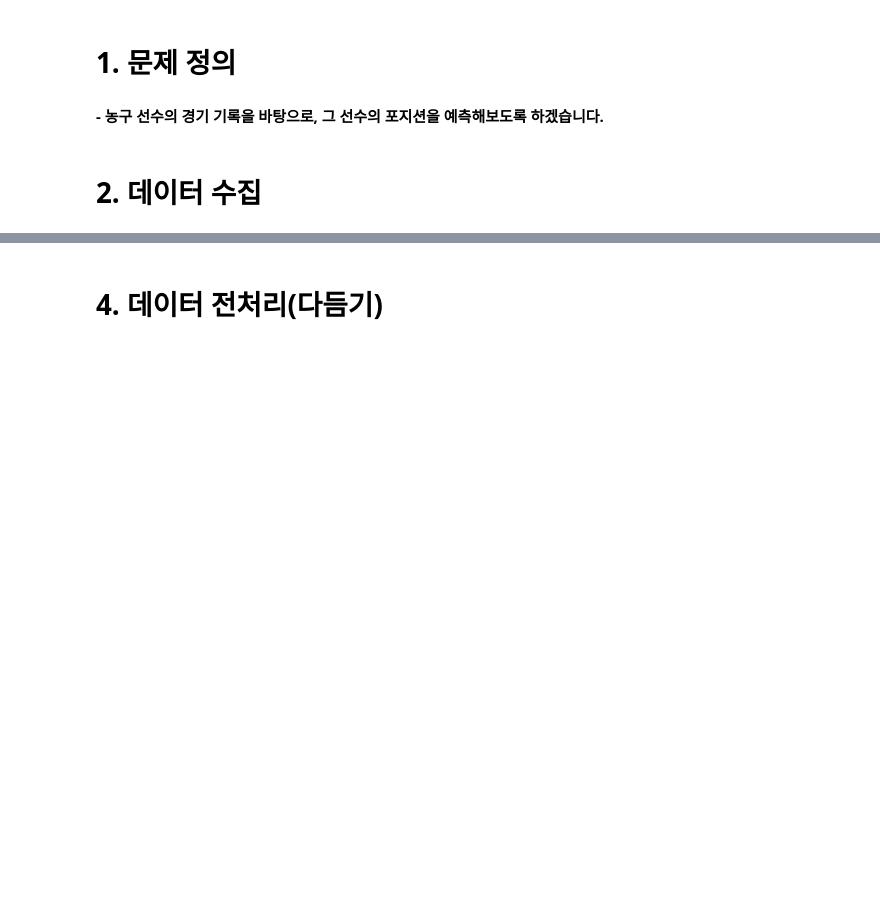
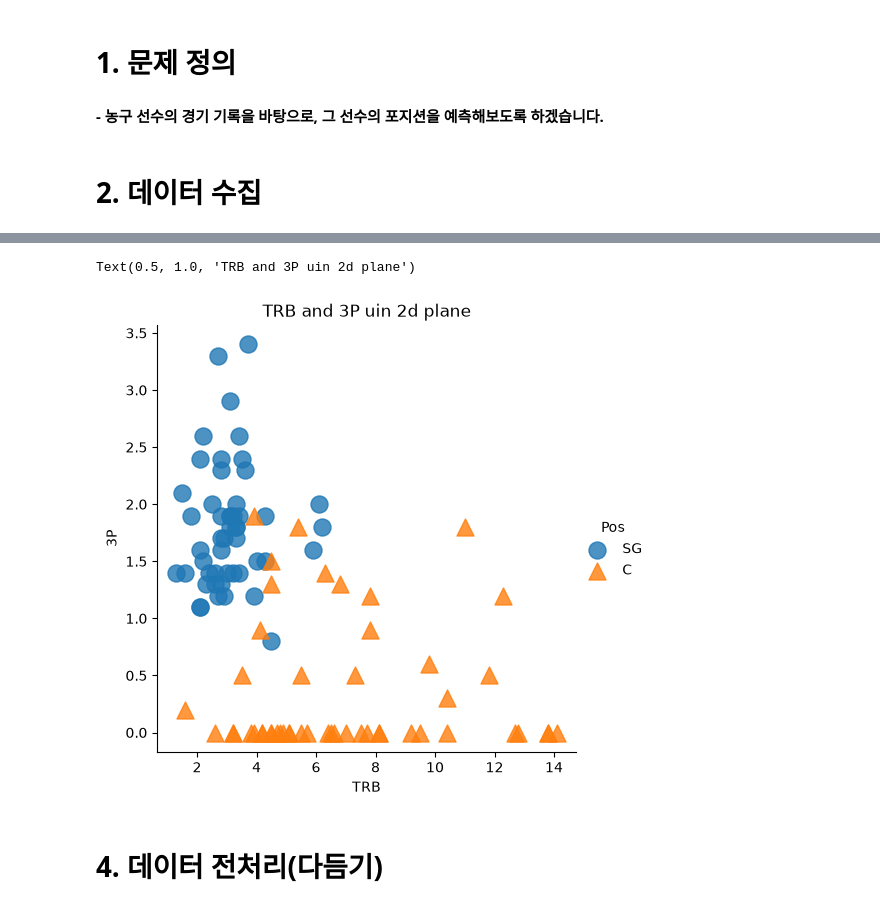
Before and after one commit to hyun5739975/Machine-Deep-Learning, a Jupyter notebook: ch01_EDA.ipynb, the cells around one changed output, grey strips where cells are left out. Drawn from its saved outputs; the diff is of its cells as text; code cells hidden in the pictures; blank space fills up the shorter version.

```diff
--- a/ch01_EDA.ipynb
+++ b/ch01_EDA.ipynb
@@ -23,2 +122,15 @@ warnings.filterwarnings("ignore")
+# %%
+# 'TRB(리바운드)', '3P(2점슛)' 데이터 시각화
+sb.lmplot(data = df, x ='TRB', y = '3P', hue = 'Pos'
+          , fit_reg = False, scatter_kws ={"s":150}
+          , markers=["o", "^"])
+
+# title
+plt.title("TRB and 3P uin 2d plane")
+
+# 결과 : 포지션 SG는 3P 점수가 높음 대신 BLK 점수 낮음 <-> 포지션 C는 BLK 점수가 높음 대신 3P 점수는 낮음
+# %% [output]
+Text(0.5, 1.0, 'TRB and 3P uin 2d plane')
+[figure, added]
 # %% [markdown]
 # 4. 데이터 전처리(다듬기)
```
Also changed, not shown: parts of 13 cells of this notebook, 1 other file.
